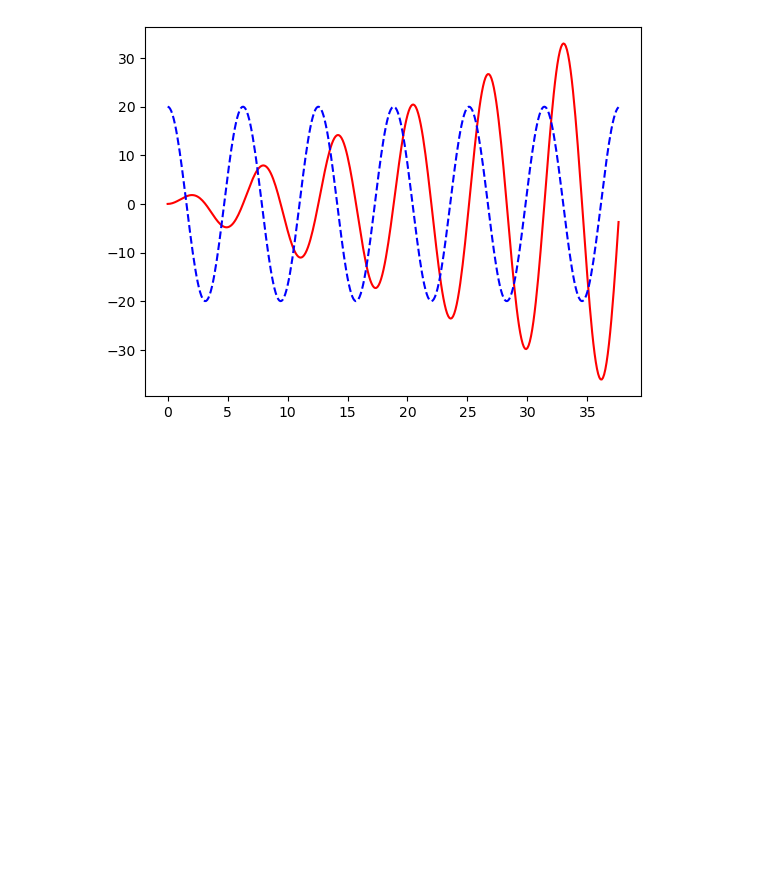
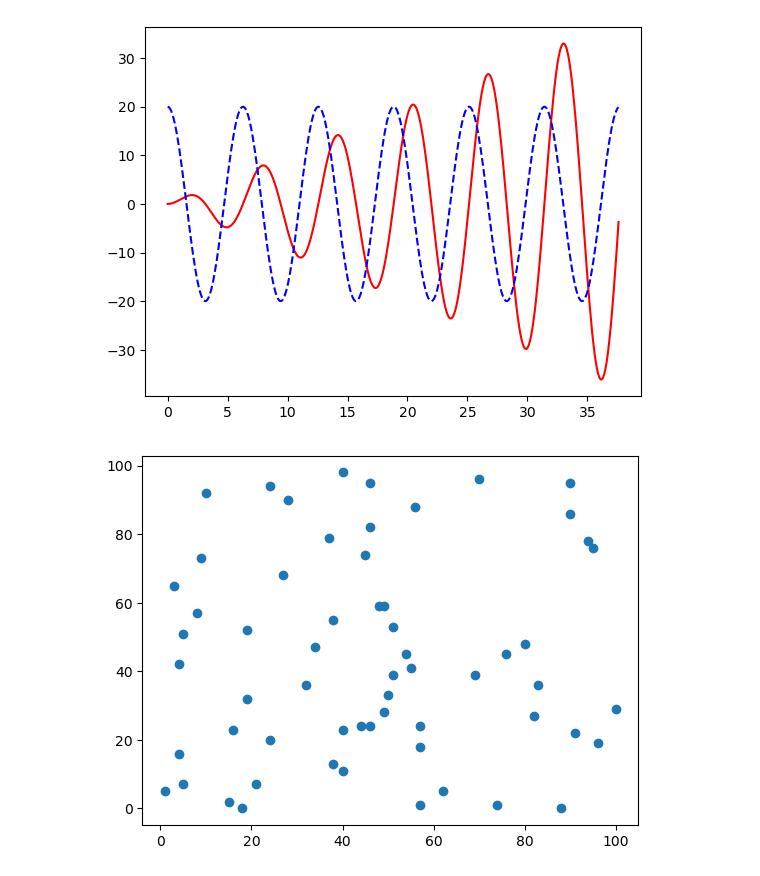
Before and after one commit to 2sseul/JNU_BigDataProgramming_451307, a Jupyter notebook: 시험공부/심화문제.ipynb, the cells around one changed output. Cells and saved outputs as stored; diff of their text form; code cells hidden in the pictures; blank space fills up the shorter version.

```diff
--- a/시험공부/심화문제.ipynb
+++ b/시험공부/심화문제.ipynb
@@ -310,3 +310,19 @@ plt.plot(x, y_cos, 'b--', label='20*cos(x)')   # 파란색 점선
 plt.show()
 # %% [output]
 [figure]
+# %%
+import numpy as np
+import matplotlib.pyplot as plt
+
+# 60개의 (x, y) 좌표쌍 생성 (값 범위: 0~100)
+coords = np.random.randint(0, 101, size=(60, 2))
+
+# x좌표, y좌표 분리
+x = coords[:, 0]
+y = coords[:, 1]
+
+# 산포도 그래프 출력
+plt.scatter(x, y)
+plt.show()
+# %% [output]
+[figure, added]
```
Also changed, not shown: 3 other files.
